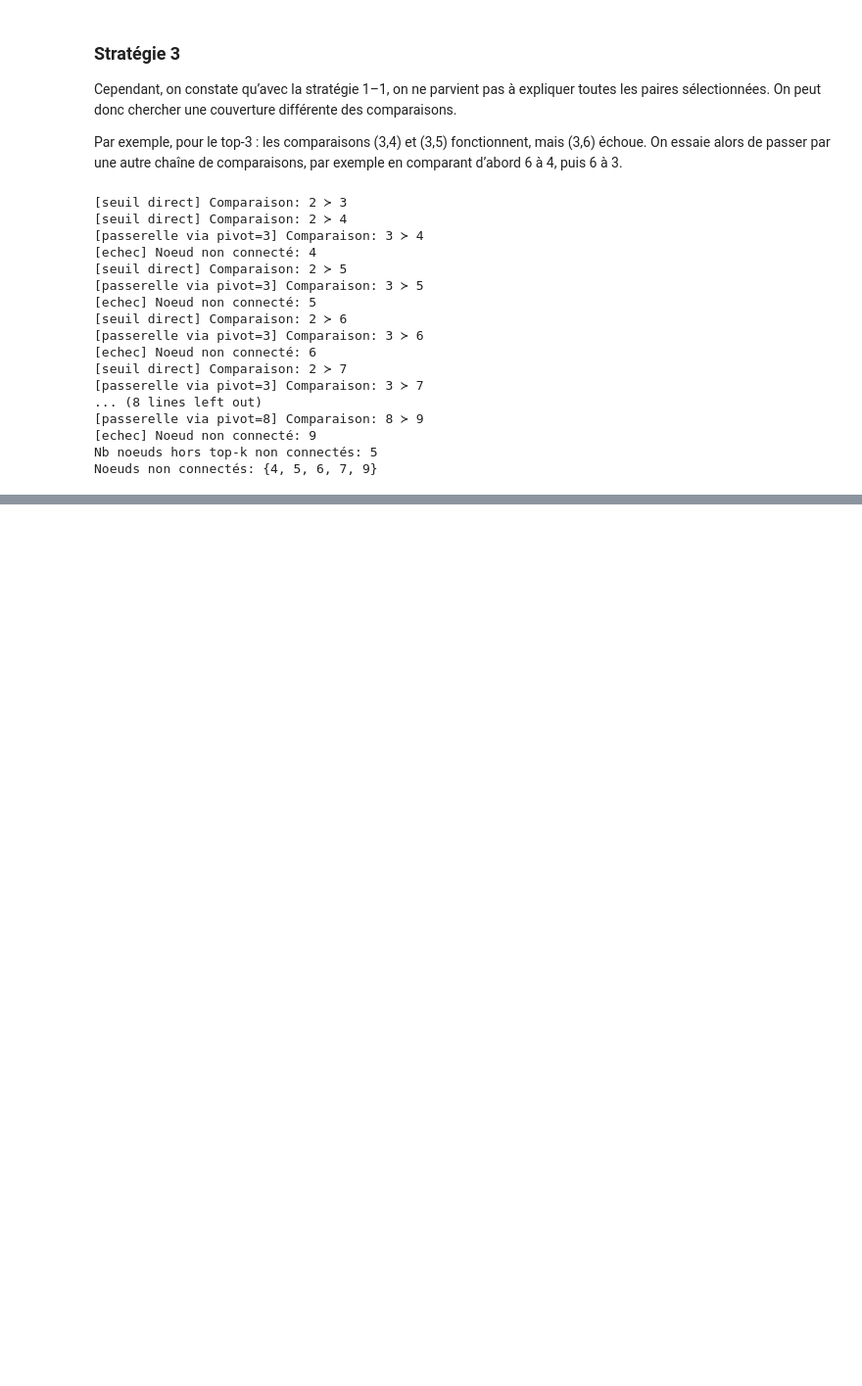
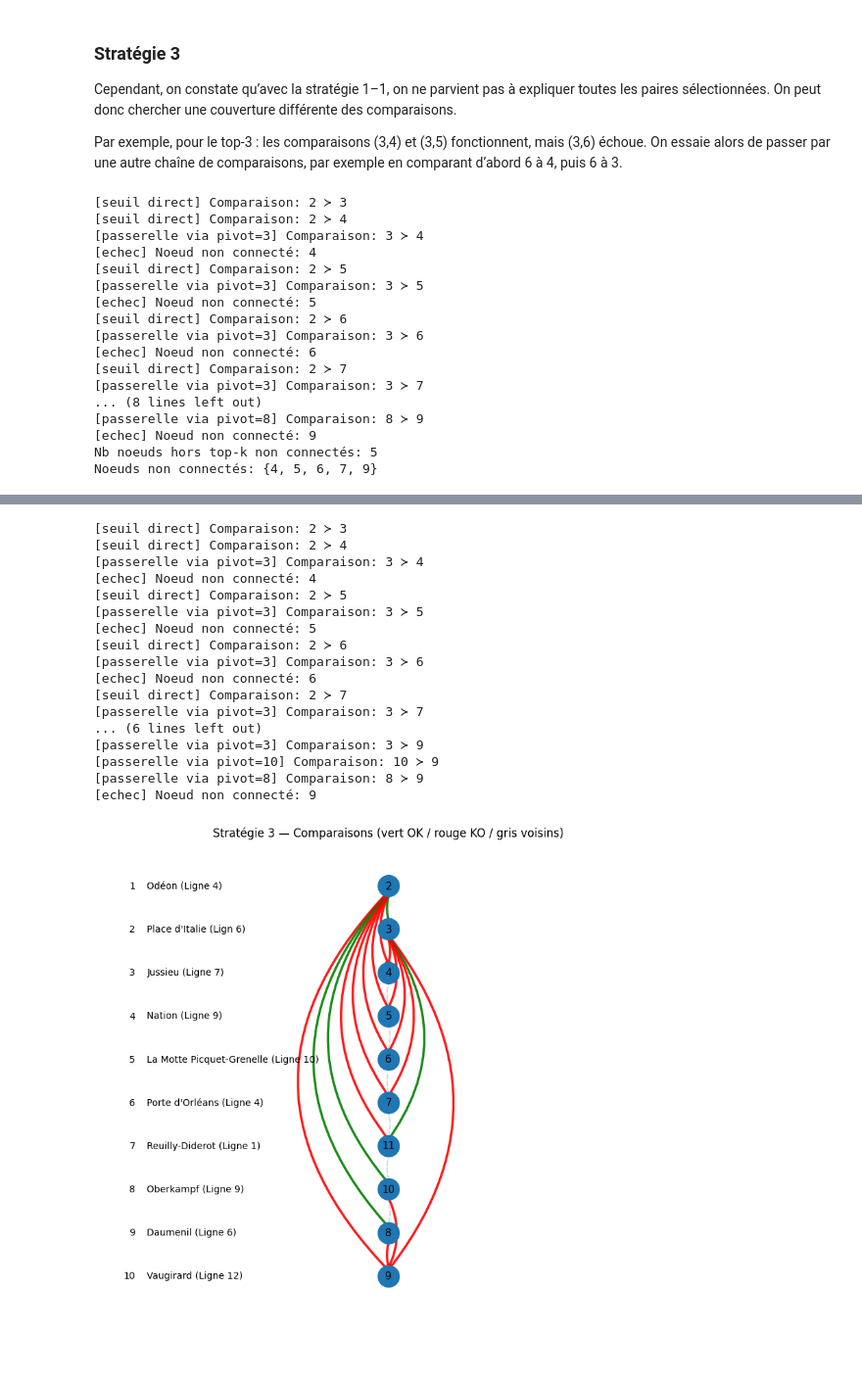
Before and after one commit to KarinaMusina44/SDP-optim, a Jupyter notebook: Projet_SDP_datasets.ipynb, the cells around one changed output, grey strips where cells are left out. Shown at 98% size. Drawn from its saved outputs; the diff is of its cells as text; code cells hidden in the pictures; blank space fills up the shorter version.

```diff
--- a/Projet_SDP_datasets.ipynb
+++ b/Projet_SDP_datasets.ipynb
@@ -443,0 +618,35 @@ Noeuds non connectés: {4, 5, 6, 7, 9}
+# %%
+strategy3_results, connected_rest, not_connected_rest = run_strategy_3(
+    sorted_dataset=stations_ranked,
+    top_k=1,
+    eps_zero=0.0,
+    gurobi_output=False,
+    verbose=True
+)
+
+plot_strategy_graph(station_name_map=station_name_map,
+    stations_ranked=stations_ranked,
+    results=strategy3_results,
+    title="Stratégie 3 — Comparaisons (vert OK / rouge KO / gris voisins)",
+    show_gray_neighbors=True,
+    alternate_sides=True
+)
+# %% [output]
+[seuil direct] Comparaison: 2 ≻ 3
+[seuil direct] Comparaison: 2 ≻ 4
+[passerelle via pivot=3] Comparaison: 3 ≻ 4
+[echec] Noeud non connecté: 4
+[seuil direct] Comparaison: 2 ≻ 5
+[passerelle via pivot=3] Comparaison: 3 ≻ 5
+[echec] Noeud non connecté: 5
+[seuil direct] Comparaison: 2 ≻ 6
+[passerelle via pivot=3] Comparaison: 3 ≻ 6
+[echec] Noeud non connecté: 6
+[seuil direct] Comparaison: 2 ≻ 7
+[passerelle via pivot=3] Comparaison: 3 ≻ 7
+... (6 lines left out)
+[passerelle via pivot=3] Comparaison: 3 ≻ 9
+[passerelle via pivot=10] Comparaison: 10 ≻ 9
+[passerelle via pivot=8] Comparaison: 8 ≻ 9
+[echec] Noeud non connecté: 9
+[figure, added]
```
Also changed, not shown: parts of 6 cells of this notebook.
